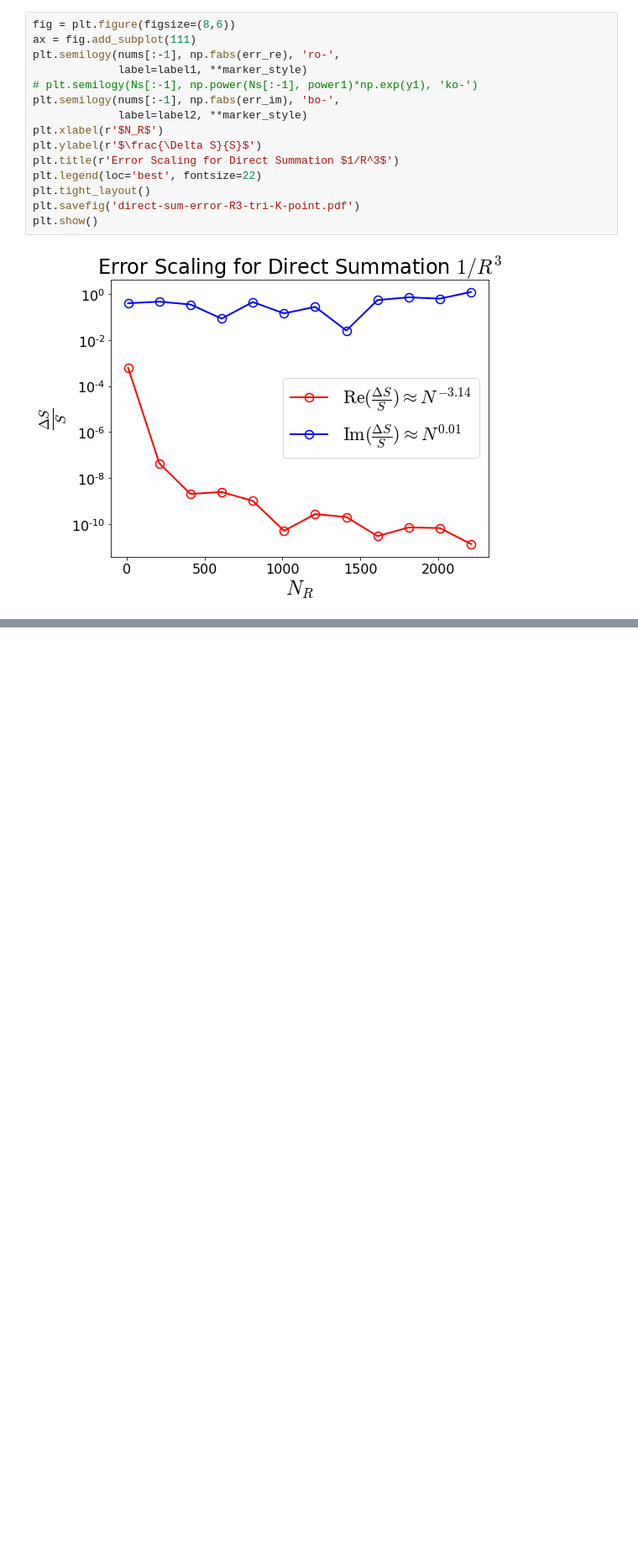
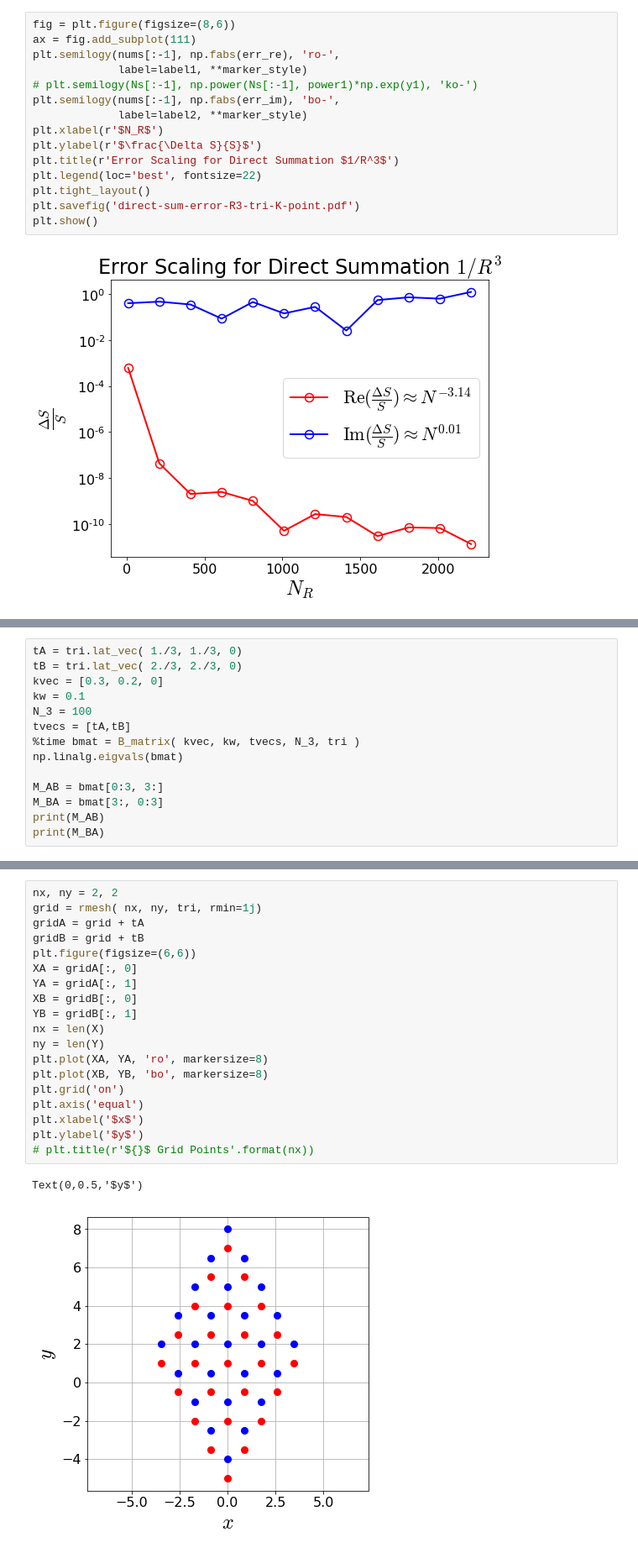
Before and after one commit to 711er/cde, a Jupyter notebook: cde-band.ipynb, the cells around one changed output, grey strips where cells are left out. Shown: that part at 84% size. Cells and saved outputs as stored; diff of their text form; blank space fills up the shorter version.

```diff
--- a/cde-band.ipynb
+++ b/cde-band.ipynb
@@ -169,0 +274,14 @@ f3[-2], f3[-1]
+# %%
+tA = tri.lat_vec( 1./3, 1./3, 0)
+tB = tri.lat_vec( 2./3, 2./3, 0)
+kvec = [0.3, 0.2, 0]
+kw = 0.1
+N_3 = 100
+tvecs = [tA,tB]
+%time bmat = B_matrix( kvec, kw, tvecs, N_3, tri )
+np.linalg.eigvals(bmat)
+
+M_AB = bmat[0:3, 3:]
+M_BA = bmat[3:, 0:3]
+print(M_AB)
+print(M_BA)
@@ -169,0 +294,22 @@ f3[-2], f3[-1]
+# %%
+nx, ny = 2, 2
+grid = rmesh( nx, ny, tri, rmin=1j)
+gridA = grid + tA
+gridB = grid + tB
+plt.figure(figsize=(6,6))
+XA = gridA[:, 0]
+YA = gridA[:, 1]
+XB = gridB[:, 0]
+YB = gridB[:, 1]
+nx = len(X)
+ny = len(Y)
+plt.plot(XA, YA, 'ro', markersize=8)
+plt.plot(XB, YB, 'bo', markersize=8)
+plt.grid('on')
+plt.axis('equal')
+plt.xlabel('$x$')
+plt.ylabel('$y$')
+# plt.title(r'${}$ Grid Points'.format(nx))
+# %% [output]
+Text(0,0.5,'$y$')
+[figure, added]
```
Also changed, not shown: parts of 17 cells of this notebook, 1 other file.
